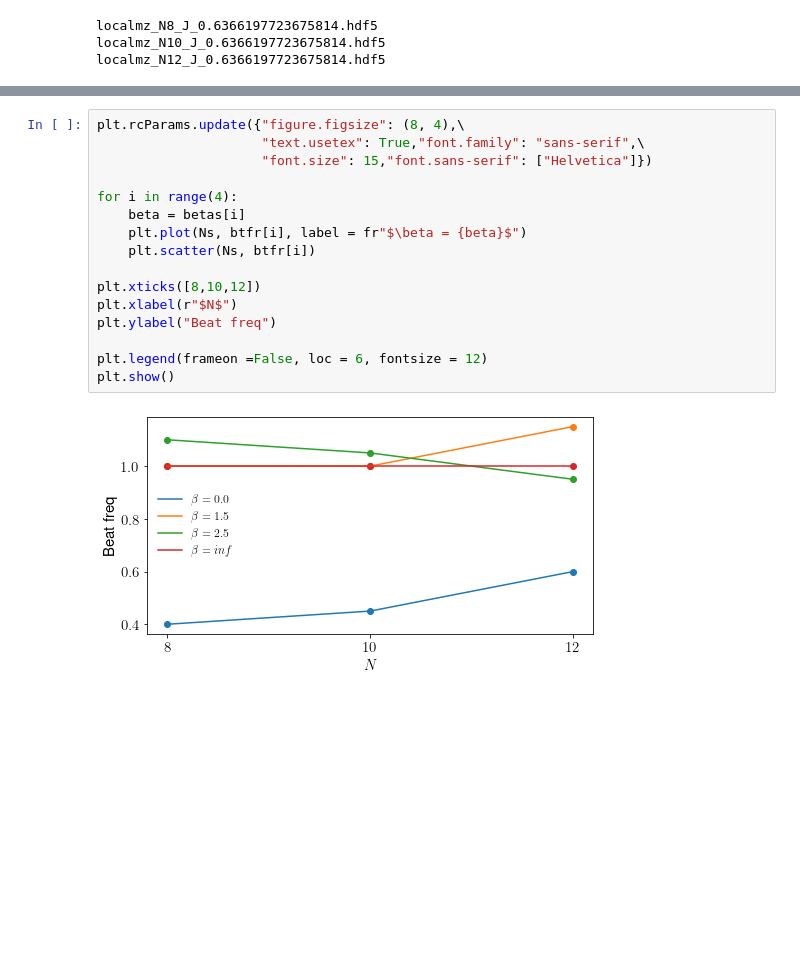
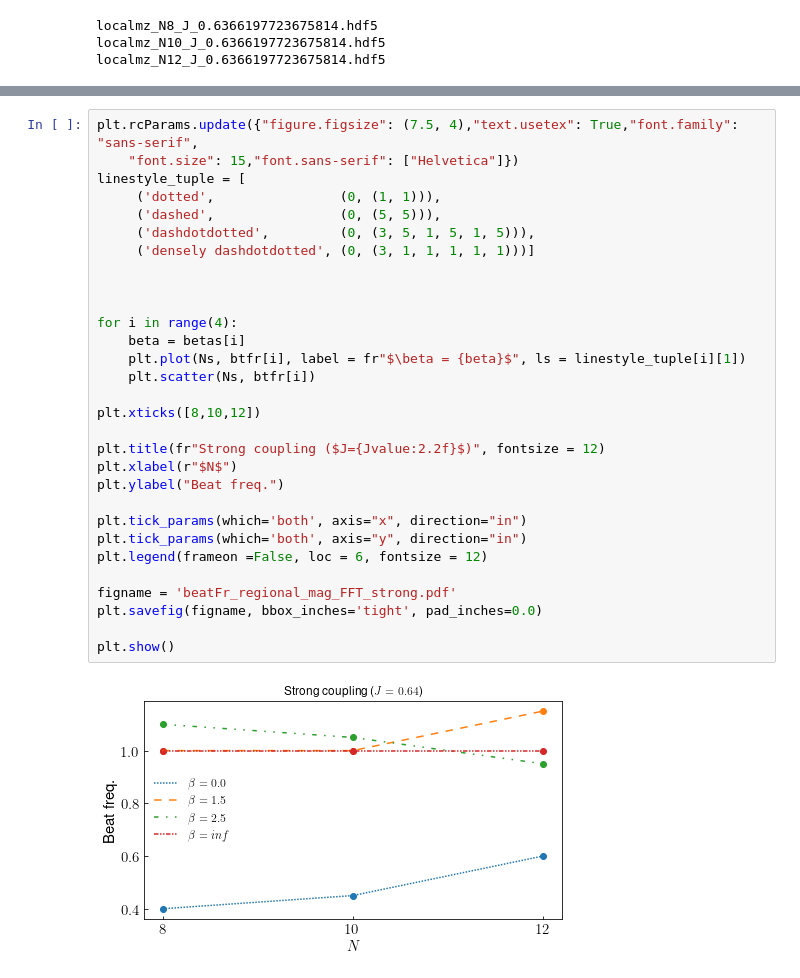
Before and after one commit to rahmahi/Chimera_Time_Crystal, a Jupyter notebook: codes/larger_steps_different_N/fft_long_multipleN.ipynb, the cells around one changed output, grey strips where cells are left out. Drawn from its saved outputs; the diff is of its cells as text; blank space fills up the shorter version.

```diff
--- a/codes/larger_steps_different_N/fft_long_multipleN.ipynb
+++ b/codes/larger_steps_different_N/fft_long_multipleN.ipynb
@@ -122,18 +126,32 @@ beta= inf beat_freq- 1.0
 # %%
-plt.rcParams.update({"figure.figsize": (8, 4),\
-                     "text.usetex": True,"font.family": "sans-serif",\
-                     "font.size": 15,"font.sans-serif": ["Helvetica"]})
+plt.rcParams.update({"figure.figsize": (7.5, 4),"text.usetex": True,"font.family": "sans-serif",
+    "font.size": 15,"font.sans-serif": ["Helvetica"]})
+linestyle_tuple = [
+     ('dotted',                (0, (1, 1))),
+     ('dashed',                (0, (5, 5))),
+     ('dashdotdotted',         (0, (3, 5, 1, 5, 1, 5))),
+     ('densely dashdotdotted', (0, (3, 1, 1, 1, 1, 1)))]
+
+
 
 for i in range(4):
     beta = betas[i]
-    plt.plot(Ns, btfr[i], label = fr"$\beta = {beta}$")
+    plt.plot(Ns, btfr[i], label = fr"$\beta = {beta}$", ls = linestyle_tuple[i][1])
     plt.scatter(Ns, btfr[i])
 
 plt.xticks([8,10,12])
+
+plt.title(fr"Strong coupling ($J={Jvalue:2.2f}$)", fontsize = 12)
 plt.xlabel(r"$N$")
-plt.ylabel("Beat freq")
+plt.ylabel("Beat freq.")
 
+plt.tick_params(which='both', axis="x", direction="in")
+plt.tick_params(which='both', axis="y", direction="in")
 plt.legend(frameon =False, loc = 6, fontsize = 12)
+
+figname = 'beatFr_regional_mag_FFT_strong.pdf'
+plt.savefig(figname, bbox_inches='tight', pad_inches=0.0)
+
 plt.show()
 # %% [output]
-[figure, old version]
+[figure, new version]
```
Also changed, not shown: parts of 1 cell of this notebook.
